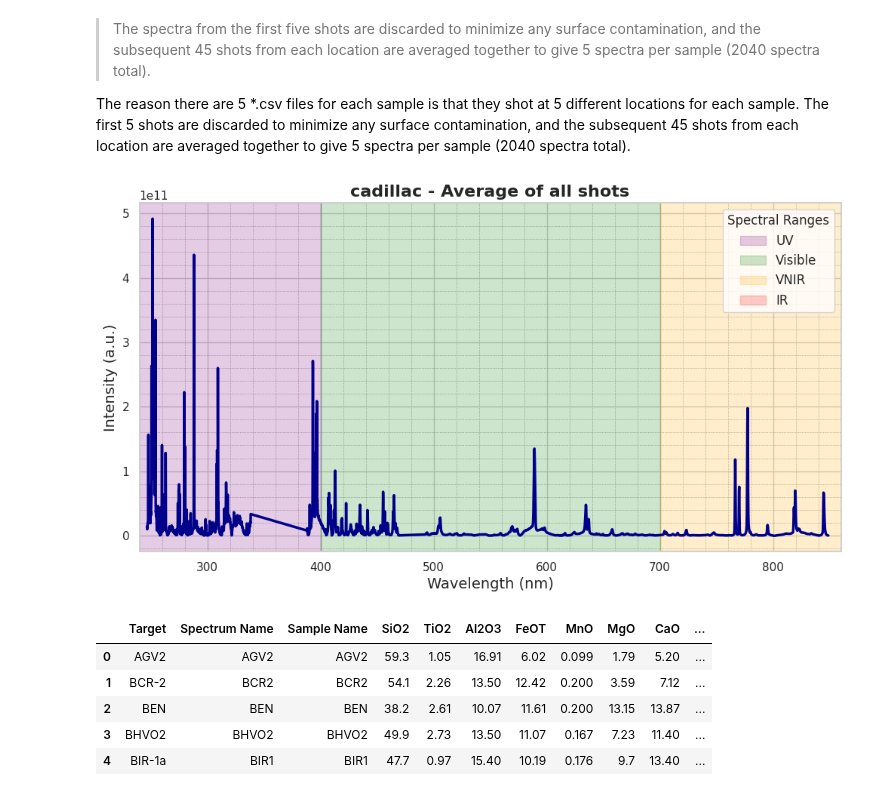
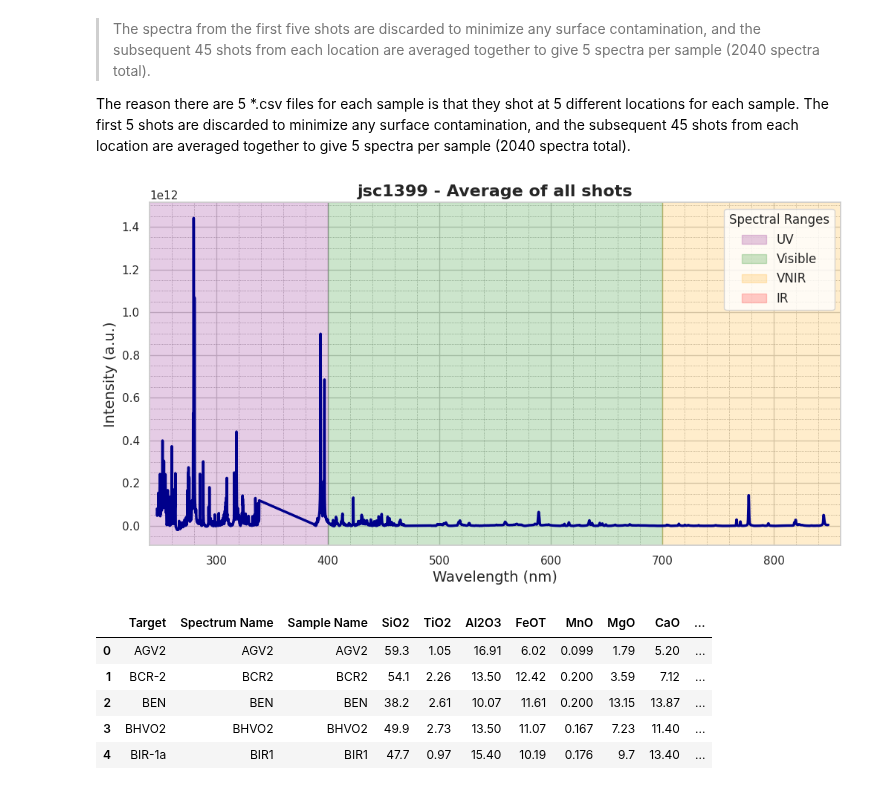
Before and after one commit to chhoumann/thesis-chemcam, a Jupyter notebook: baseline/notes.ipynb, the cells around one changed output. Drawn from its saved outputs; the diff is of its cells as text; code cells hidden in the pictures.

Commit message:
dictionary of sample datasets

```diff
--- a/baseline/notes.ipynb
+++ b/baseline/notes.ipynb
@@ -3,4 +3,8 @@ This uses ChemCam cleaned, calibrated spectra from the PDS repository. The data
 # %%
 import pandas as pd
 from pathlib import Path
+
+def get_first_sample(data_dict: dict):
+    v = list(data_dict.keys())[0]
+    return (v, data_dict[v])
 # %%
@@ -74,8 +100,9 @@ masks = [
 def mask_wavelegths(data: pd.DataFrame, mask):
     return data.loc[~((data["wave"] >= mask[0]) & (data["wave"] <= mask[1]))]
 
-for mask in masks:
-    data = mask_wavelegths(data, mask)
+for sample_name, data in sample_data.items():
+    for mask in masks:
+        sample_data[sample_name] = mask_wavelegths(sample_data[sample_name], mask)
 
-data.head()
+get_first_sample(sample_data)[1].head()
 # %% [output]
@@ -92,44 +118,39 @@ data.head()
 The reason there are 5 *.csv files for each sample is that they shot at 5 different locations for each sample.
 The first 5 shots are discarded to minimize any surface contamination, and the subsequent 45 shots from each location are averaged together to give 5 spectra per sample (2040 spectra total).
 # %%
-# plot avg. of all shots (y) over wavelength (x)
 import matplotlib.pyplot as plt
 import seaborn as sns
 
-# drop first row
-data = data.iloc[1:]
+def plot_sample(sample_name, sample):
+    sns.set(style="whitegrid")
+    plt.figure(figsize=(12, 6))
 
-shots = [col for col in data.columns if "shot" in col]
+    sns.lineplot(x=sample["wave"], y=sample["shot_avg"], linewidth=2.5, linestyle='-', color='darkblue')
 
-data["avg"] = data.mean(axis=1)
+    plt.minorticks_on()
+    plt.grid(which='minor', linestyle=':', linewidth='0.5', color='gray')
 
-sns.set(style="whitegrid")
-plt.figure(figsize=(12, 6))
+    ranges = {
+        'UV': (100, 400, 'purple'),
+        'Visible': (400, 700, 'green'),
+        'VNIR': (700, 1100, 'orange'),
+        'IR': (1100, 2500, 'red')
+    }
 
-plt.plot(data["wave"], data["avg"], linewidth=2.5, linestyle='-', color='darkblue')
-# sns.lineplot(x=data["wave"], y=data["avg"], linewidth=2.5, linestyle='-', color='darkblue')
+    for label, (start, end, color) in ranges.items():
+        plt.axvspan(start, end, alpha=0.2, label=label, color=color)
 
-plt.minorticks_on()
-plt.grid(which='minor', linestyle=':', linewidth='0.5', color='gray')
+    plt.title(f"{sample_name} - Average of all shots", fontsize=16, fontweight='bold')
+    plt.xlabel("Wavelength (nm)", fontsize=14)
+    plt.ylabel("Intensity (a.u.)", fontsize=14) # a.u. = arbitrary units
+    plt.legend(title='Spectral Ranges', loc='upper right', fontsize=12)
+    plt.xlim(240, 860)
+    plt.show()
 
-ranges = {
-    'UV': (100, 400, 'purple'),
-    'Visible': (400, 700, 'green'),
-    'VNIR': (700, 1100, 'orange'),
-    'IR': (1100, 2500, 'red')
-}
-
-for label, (start, end, color) in ranges.items():
-    plt.axvspan(start, end, alpha=0.2, label=label, color=color)
-
-plt.title(f"{sample_name} - Average of all shots", fontsize=16, fontweight='bold')
-plt.xlabel("Wavelength (nm)", fontsize=14)
-plt.ylabel("Intensity (a.u.)", fontsize=14) # a.u. = arbitrary units
-plt.legend(title='Spectral Ranges', loc='upper right', fontsize=12)
-plt.xlim(240, 860)
-plt.show()
+name, sample = get_first_sample(sample_data)
+plot_sample(name, sample)
 # %% [output]
-[figure, old version]
+[figure, new version]
 # %%
 labels = pd.read_csv("data/data/calib/ccam_calibration_compositions.csv")
 
```
Also changed, not shown: parts of 6 cells of this notebook.
